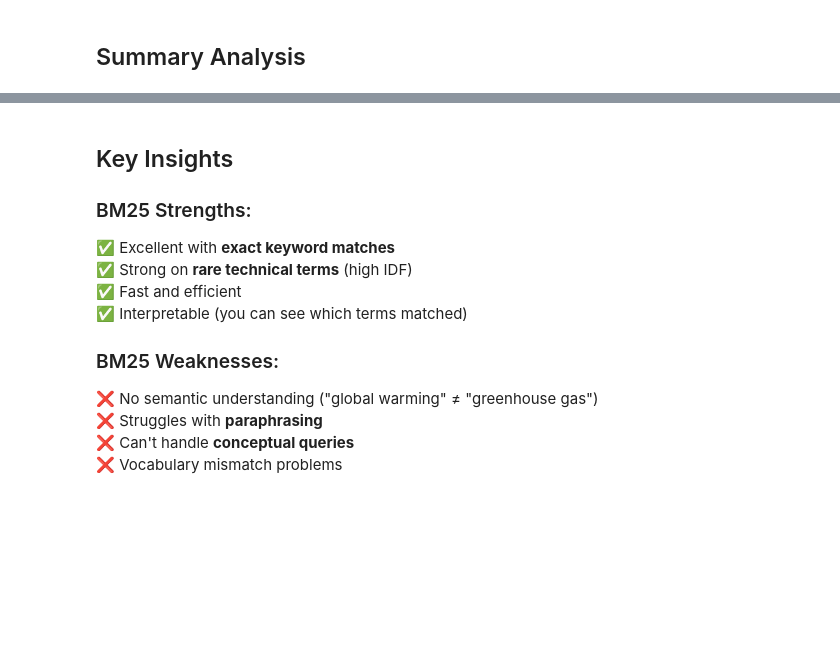
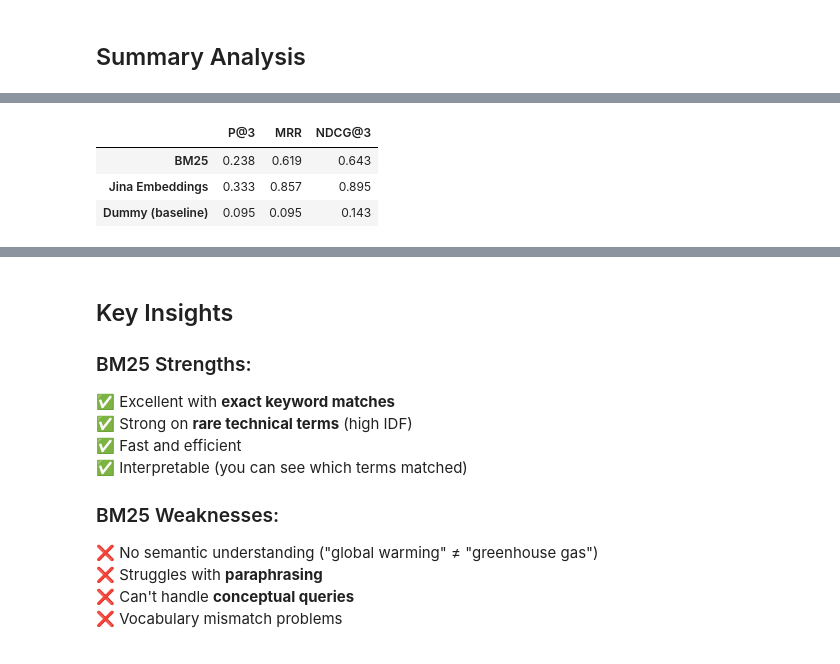
Before and after one commit to pleonova/ir-eval, a Jupyter notebook: demos/demo_retrievers.ipynb, the cells around one changed output, grey strips where cells are left out. Saved outputs shown, nothing was run; the diff lists cells and outputs as text; code cells hidden in the pictures; blank space fills up the shorter version.

```diff
--- a/demos/demo_retrievers.ipynb
+++ b/demos/demo_retrievers.ipynb
@@ -453,0 +450,90 @@ SUMMARY: Retrieval Performance
+# %%
+# Build qrels (query relevance judgments) from our queries
+# Each query has exactly one expected document with relevance score 1
+qrels = {}
+for q in queries:
+    qrels[q['id']] = {q['expected']: 1}
+
+# Build run dictionaries (query_id -> ranked list of doc_ids) for each retriever
+def build_run_dict(all_results):
+    """Convert results to format expected by metrics: {qid: [ranked_doc_ids]}"""
+    run = {}
+    for result in all_results:
+        qid = result['query_id']
+        query_text = result['query']
+
+        # Get top-3 results from each retriever
+        bm25_results = bm25.rank(query_text, k=3)
+        run[qid] = [doc_id for doc_id, score in bm25_results]
+    return run
+
+# Build runs for each retriever
+print("📊 Calculating IR Metrics (P@3, MRR, NDCG@3)...\n")
+
+# BM25 run
+bm25_run = {}
+for q in queries:
+    results = bm25.rank(q['query'], k=3)
+    bm25_run[q['id']] = [doc_id for doc_id, score in results]
+
+# Jina run
+jina_run = {}
+if jina_retriever:
+    for q in queries:
+        results = jina_retriever.rank(q['query'], k=3)
+        jina_run[q['id']] = [doc_id for doc_id, score in results]
+
+# Dummy run
+dummy_run = {}
+for q in queries:
+    results = dummy_retriever.rank(q['query'], k=3)
+    dummy_run[q['id']] = [doc_id for doc_id, score in results]
+
+# Calculate metrics for each retriever
+def calculate_metrics(run, qrels, k=3):
+    """Calculate average metrics across all queries."""
+    p_sum = mrr_sum = ndcg_sum = 0.0
+    n_queries = 0
+
+    for qid, ranked_ids in run.items():
+        if qid not in qrels:
+            continue
+        n_queries += 1
+        p_sum += precision_at_k(ranked_ids, qrels[qid], k)
+        mrr_sum += mrr(ranked_ids, qrels[qid])
+        ndcg_sum += ndcg_at_k(ranked_ids, qrels[qid], k, method="exponential")
+
+    if n_queries == 0:
+        return {"P@k": 0.0, "MRR": 0.0, "NDCG@k": 0.0}
+
+    return {
+        f"P@{k}": round(p_sum / n_queries, 3),
+        "MRR": round(mrr_sum / n_queries, 3),
+        f"NDCG@{k}": round(ndcg_sum / n_queries, 3)
+    }
+
+# Calculate metrics for each retriever
+k = 3
+bm25_metrics = calculate_metrics(bm25_run, qrels, k=k)
+jina_metrics = calculate_metrics(jina_run, qrels, k=k) if jina_retriever else {"P@3": 0.0, "MRR": 0.0, "NDCG@3": 0.0}
+dummy_metrics = calculate_metrics(dummy_run, qrels, k=k)
+
+# Create comparison table
+metrics_comparison = pd.DataFrame({
+    'BM25': bm25_metrics,
+    'Jina Embeddings': jina_metrics,
+    'Dummy (baseline)': dummy_metrics
+}).T
+
+print("=" * 80)
+print("IR METRICS COMPARISON")
+print("=" * 80)
+print()
+display(metrics_comparison)
+
+print("\n📖 Metric Definitions:")
+print(f"  • P@{k} (Precision@{k}): Fraction of relevant docs in top {k} results")
+print("  • MRR (Mean Reciprocal Rank): Average of 1/rank of first relevant doc")
+print(f"  • NDCG@{k}: Normalized DCG - measures ranking quality (0-1, higher=better)")
+print("\n💡 All metrics averaged across all queries. Higher is better!")
+# %% [output]
@@ -453,0 +545,4 @@ SUMMARY: Retrieval Performance
+|  | P@3 | MRR | NDCG@3 |
+| BM25 | 0.238 | 0.619 | 0.643 |
+| Jina Embeddings | 0.333 | 0.857 | 0.895 |
+| Dummy (baseline) | 0.095 | 0.095 | 0.143 |
```
Also changed, not shown: parts of 9 cells of this notebook.
